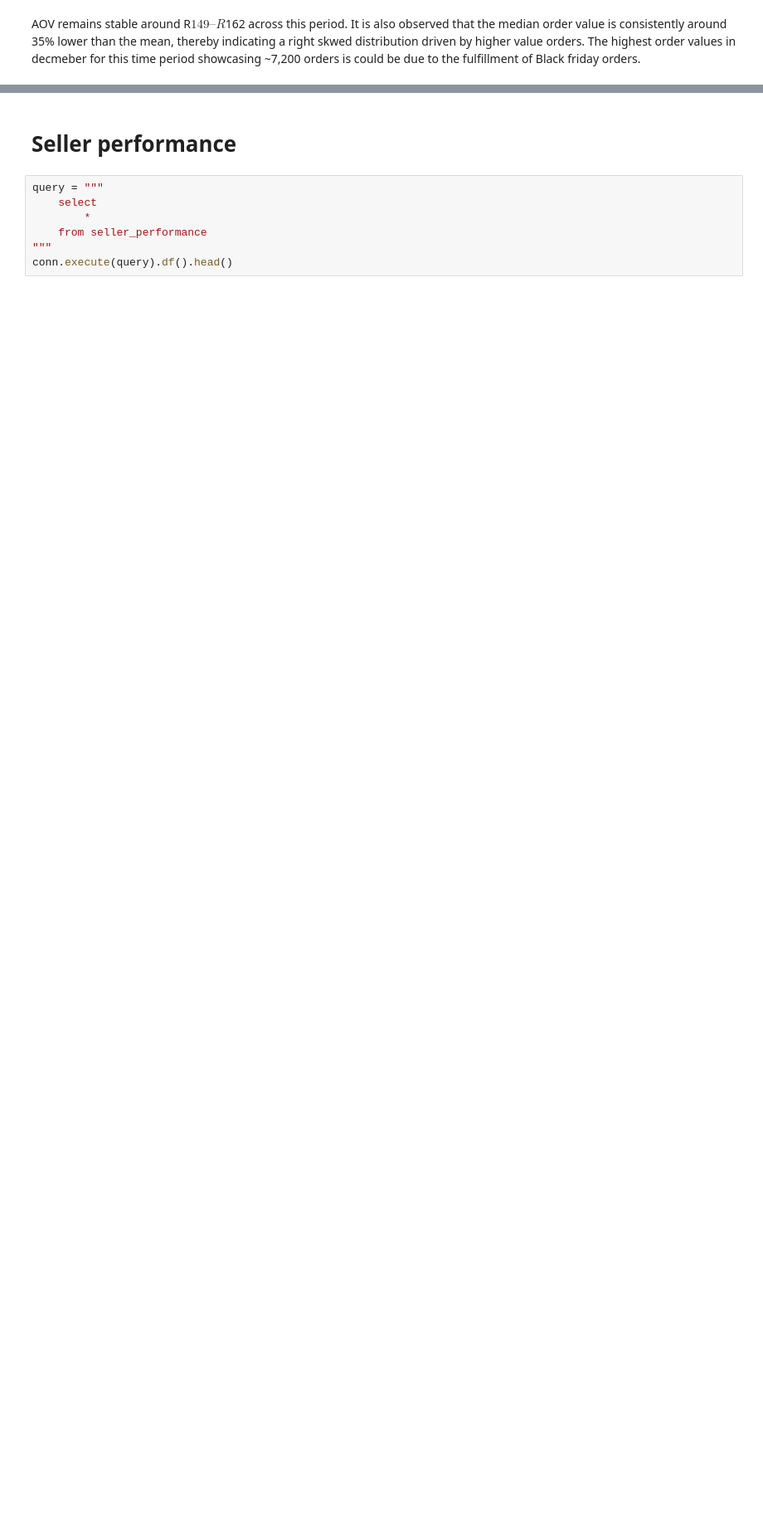
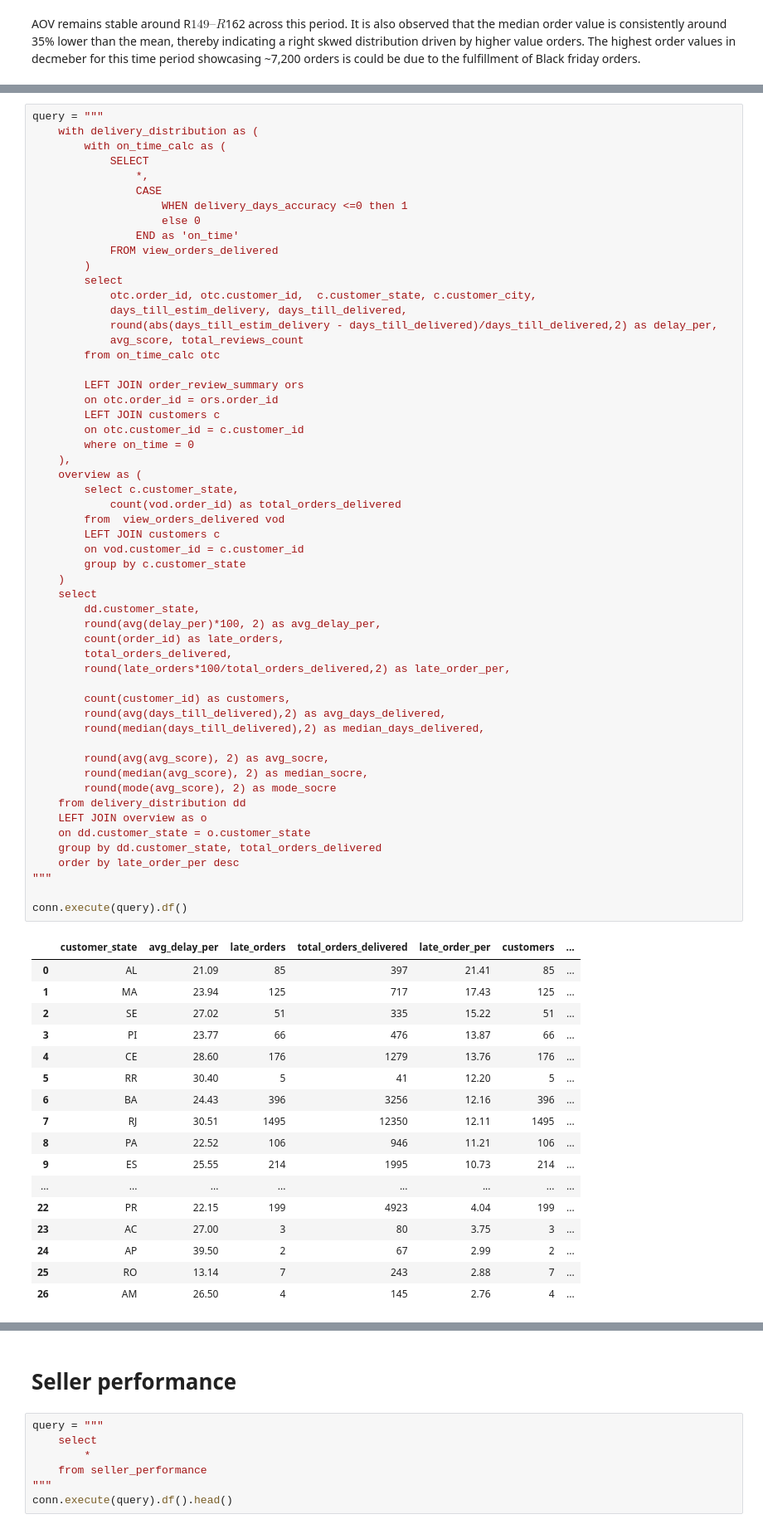
Before and after one commit to tejalig/olist-analysis, a Jupyter notebook: notebooks/05_EDA.ipynb, the cells around one changed output, grey strips where cells are left out. Shown at 83% size. Cells and saved outputs as stored; diff of their text form; blank space fills up the shorter version.

```diff
--- a/notebooks/05_EDA.ipynb
+++ b/notebooks/05_EDA.ipynb
@@ -417,0 +298,73 @@ conn.execute(query).df()
+# %%
+query = """
+    with delivery_distribution as (
+        with on_time_calc as (
+            SELECT
+                *,
+                CASE
+                    WHEN delivery_days_accuracy <=0 then 1
+                    else 0
+                END as 'on_time'
+            FROM view_orders_delivered
+        )
+        select
+            otc.order_id, otc.customer_id,  c.customer_state, c.customer_city,
+            days_till_estim_delivery, days_till_delivered,
+            round(abs(days_till_estim_delivery - days_till_delivered)/days_till_delivered,2) as delay_per,
+            avg_score, total_reviews_count
+        from on_time_calc otc
+
+        LEFT JOIN order_review_summary ors
+        on otc.order_id = ors.order_id
+        LEFT JOIN customers c
+        on otc.customer_id = c.customer_id
+        where on_time = 0
+    ),
+    overview as (
+        select c.customer_state,
+            count(vod.order_id) as total_orders_delivered
+        from  view_orders_delivered vod
+        LEFT JOIN customers c
+        on vod.customer_id = c.customer_id
+        group by c.customer_state
+    )
+    select
+        dd.customer_state,
+        round(avg(delay_per)*100, 2) as avg_delay_per,
+        count(order_id) as late_orders,
+        total_orders_delivered,
+        round(late_orders*100/total_orders_delivered,2) as late_order_per,
+
+        count(customer_id) as customers,
+        round(avg(days_till_delivered),2) as avg_days_delivered,
+        round(median(days_till_delivered),2) as median_days_delivered,
+
+        round(avg(avg_score), 2) as avg_socre,
+        round(median(avg_score), 2) as median_socre,
+        round(mode(avg_score), 2) as mode_socre
+    from delivery_distribution dd
+    LEFT JOIN overview as o
+    on dd.customer_state = o.customer_state
+    group by dd.customer_state, total_orders_delivered
+    order by late_order_per desc
+"""
+
+conn.execute(query).df()
+# %% [output]
+|  | customer_state | avg_delay_per | late_orders | total_orders_delivered | late_order_per | customers | ... |
+| 0 | AL | 21.09 | 85 | 397 | 21.41 | 85 | ... |
+| 1 | MA | 23.94 | 125 | 717 | 17.43 | 125 | ... |
+| 2 | SE | 27.02 | 51 | 335 | 15.22 | 51 | ... |
+| 3 | PI | 23.77 | 66 | 476 | 13.87 | 66 | ... |
+| 4 | CE | 28.60 | 176 | 1279 | 13.76 | 176 | ... |
+| 5 | RR | 30.40 | 5 | 41 | 12.20 | 5 | ... |
+| 6 | BA | 24.43 | 396 | 3256 | 12.16 | 396 | ... |
+| 7 | RJ | 30.51 | 1495 | 12350 | 12.11 | 1495 | ... |
+| 8 | PA | 22.52 | 106 | 946 | 11.21 | 106 | ... |
+| 9 | ES | 25.55 | 214 | 1995 | 10.73 | 214 | ... |
+| ... | ... | ... | ... | ... | ... | ... | ... |
+| 22 | PR | 22.15 | 199 | 4923 | 4.04 | 199 | ... |
+| 23 | AC | 27.00 | 3 | 80 | 3.75 | 3 | ... |
+| 24 | AP | 39.50 | 2 | 67 | 2.99 | 2 | ... |
+| 25 | RO | 13.14 | 7 | 243 | 2.88 | 7 | ... |
+| 26 | AM | 26.50 | 4 | 145 | 2.76 | 4 | ... |
```
Also changed, not shown: parts of 22 cells of this notebook.
